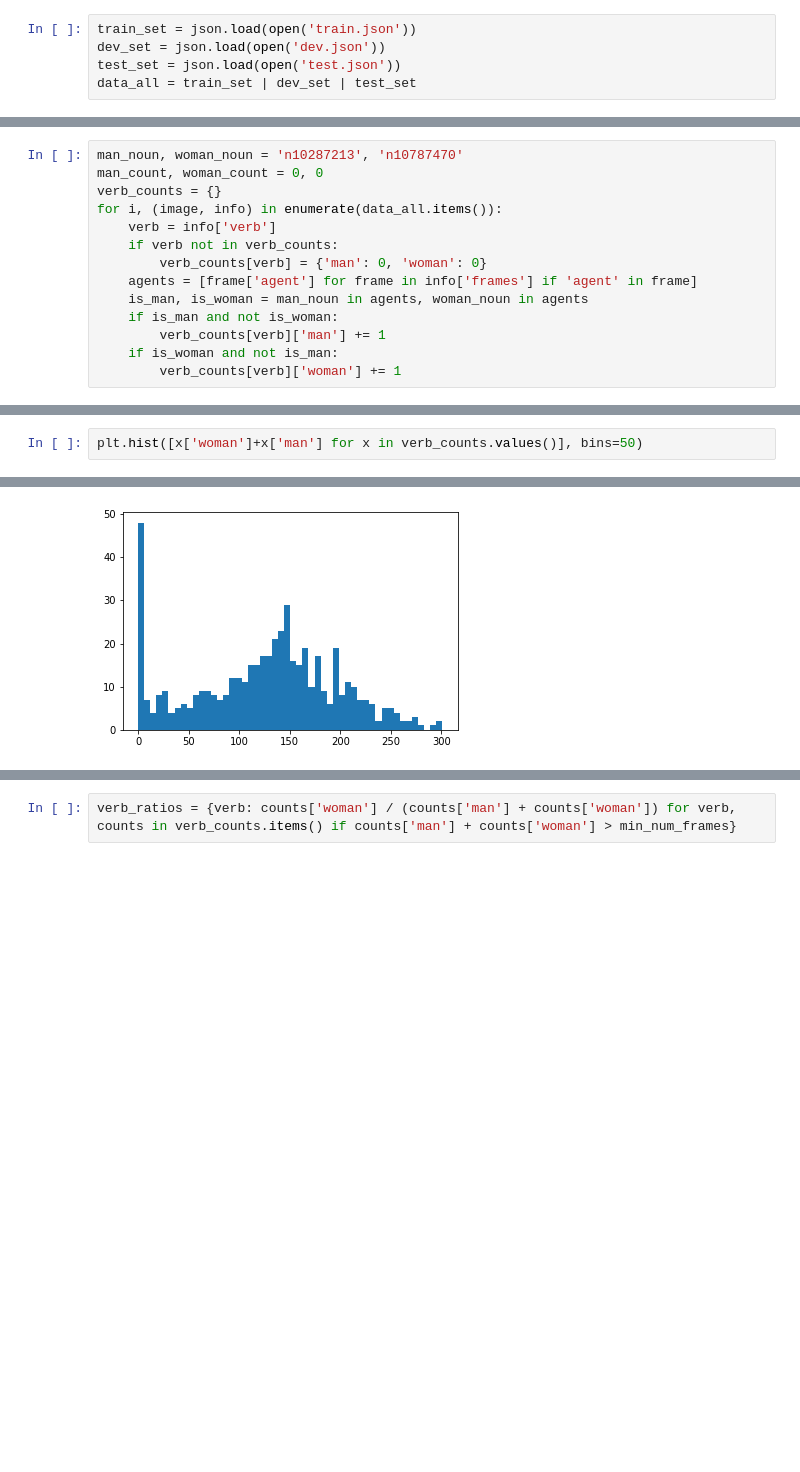
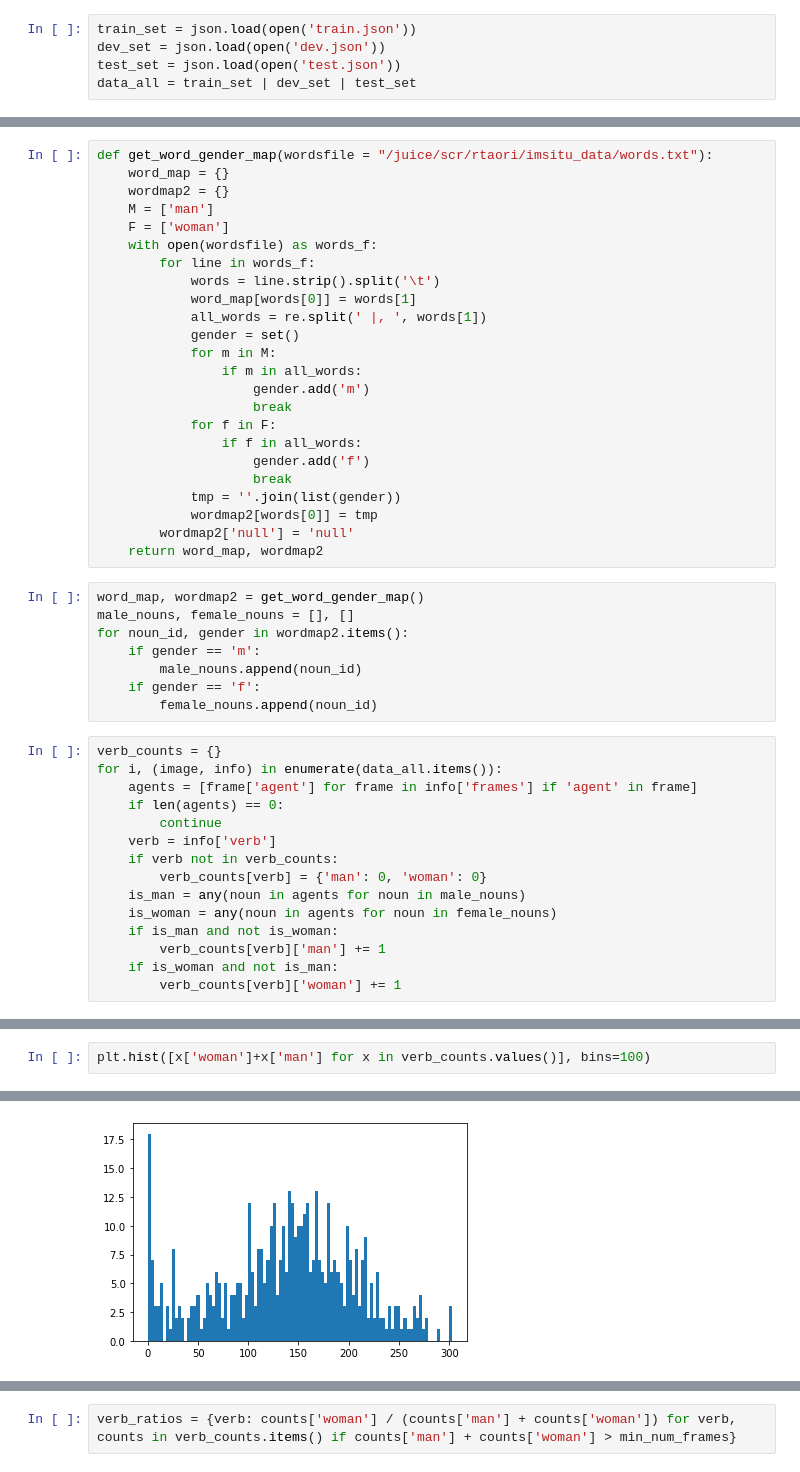
Before and after one commit to rtaori/imSitu, a Jupyter notebook: split_data_and_calculate_metrics.ipynb, the cells around one changed output, grey strips where cells are left out. Cells and saved outputs as stored; diff of their text form; blank space fills up the shorter version.

```diff
--- a/split_data_and_calculate_metrics.ipynb
+++ b/split_data_and_calculate_metrics.ipynb
@@ -14,13 +13,46 @@ ratio_low_threshold, ratio_high_threshold = 0.4, 0.6
+# %%
+def get_word_gender_map(wordsfile = "/juice/scr/rtaori/imsitu_data/words.txt"):
+    word_map = {}
+    wordmap2 = {}
+    M = ['man']
+    F = ['woman']
+    with open(wordsfile) as words_f:
+        for line in words_f:
+            words = line.strip().split('\t')
+            word_map[words[0]] = words[1]
+            all_words = re.split(' |, ', words[1])
+            gender = set()
+            for m in M:
+                if m in all_words:
+                    gender.add('m')
+                    break
+            for f in F:
+                if f in all_words:
+                    gender.add('f')
+                    break
+            tmp = ''.join(list(gender))
+            wordmap2[words[0]] = tmp
+        wordmap2['null'] = 'null'
+    return word_map, wordmap2
+# %%
+word_map, wordmap2 = get_word_gender_map()
+male_nouns, female_nouns = [], []
+for noun_id, gender in wordmap2.items():
+    if gender == 'm':
+        male_nouns.append(noun_id)
+    if gender == 'f':
+        female_nouns.append(noun_id)
 # %%
-man_noun, woman_noun = 'n10287213', 'n10787470'
-man_count, woman_count = 0, 0
 verb_counts = {}
 for i, (image, info) in enumerate(data_all.items()):
+    agents = [frame['agent'] for frame in info['frames'] if 'agent' in frame]
+    if len(agents) == 0:
+        continue
     verb = info['verb']
     if verb not in verb_counts:
         verb_counts[verb] = {'man': 0, 'woman': 0}
-    agents = [frame['agent'] for frame in info['frames'] if 'agent' in frame]
-    is_man, is_woman = man_noun in agents, woman_noun in agents
+    is_man = any(noun in agents for noun in male_nouns)
+    is_woman = any(noun in agents for noun in female_nouns)
     if is_man and not is_woman:
         verb_counts[verb]['man'] += 1
     if is_woman and not is_man:
@@ -32,3 +64,3 @@ sum(x['woman'] for x in verb_counts.values()) / (sum(x['woman'] for x in verb_co
 # %%
-plt.hist([x['woman']+x['man'] for x in verb_counts.values()], bins=50)
+plt.hist([x['woman']+x['man'] for x in verb_counts.values()], bins=100)
 # %% [output]
@@ -47 +84 @@ plt.hist([x['woman']+x['man'] for x in verb_counts.values()], bins=50)
-[figure, old version]
+[figure, new version]
```
Also changed, not shown: parts of 23 cells of this notebook, 3 other files.
